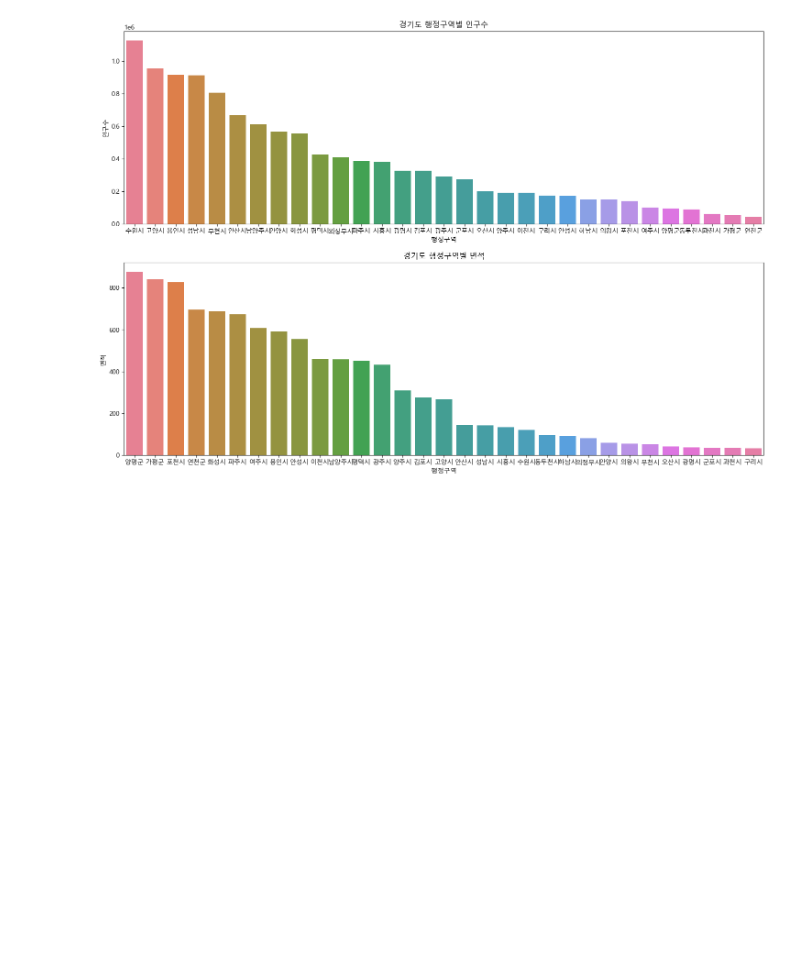
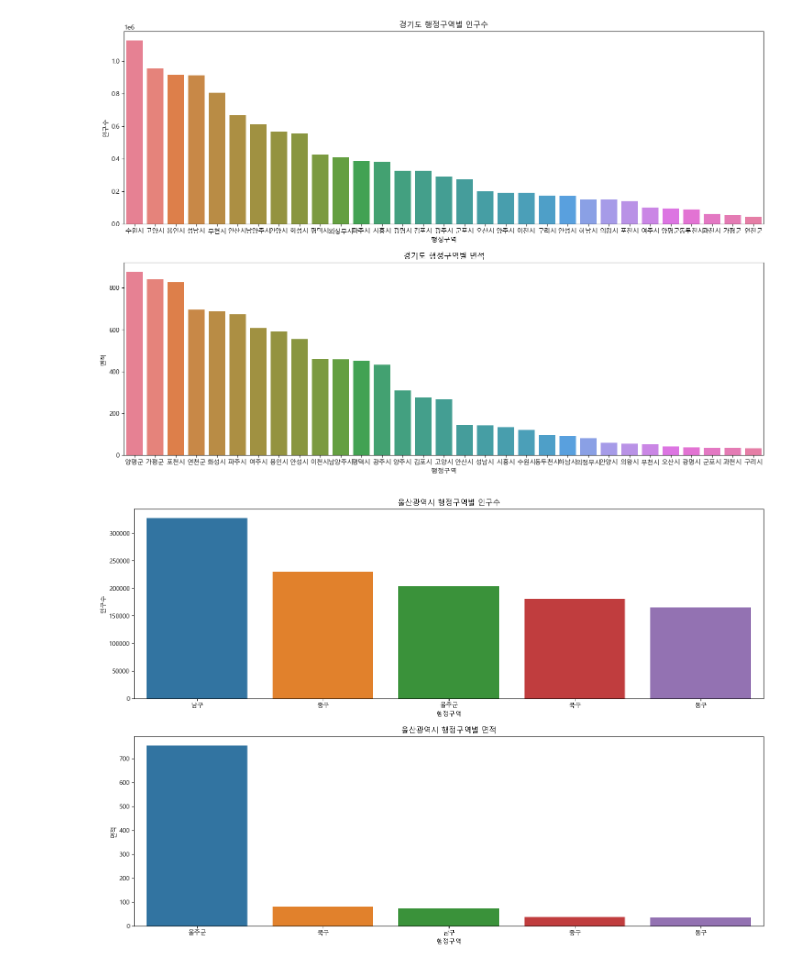
Before and after one commit to lamin5/Python_Webscraping_Analysis, a Jupyter notebook: 03-1.행정구역정보_분석과시각화.ipynb, the cells around one changed output. Saved outputs shown, nothing was run; the diff lists cells and outputs as text; code cells hidden in the pictures; blank space fills up the shorter version.

```diff
--- a/03-1.행정구역정보_분석과시각화.ipynb
+++ b/03-1.행정구역정보_분석과시각화.ipynb
@@ -444,2 +444,4 @@ pop_mean_std(data,'서울특별시')
 # %%
 # Unique한 광역시도명 순회하면서  광역시도명을 출력합니다.
+for sido_name in data['광역시도'].unique():
+    pop_mean_std(data,sido_name)
@@ -634,5 +950,9 @@ def show_pop_area(sido_name):
 show_pop_area('경기도')
 # %% [output]
 [figure]
+# %%
+show_pop_area('울산광역시')
+# %% [output]
+[figure, added]
 # %%
 # 전국데이터의 광역시도의 인구수
```
Also changed, not shown: parts of 50 cells of this notebook, 12 other files.
